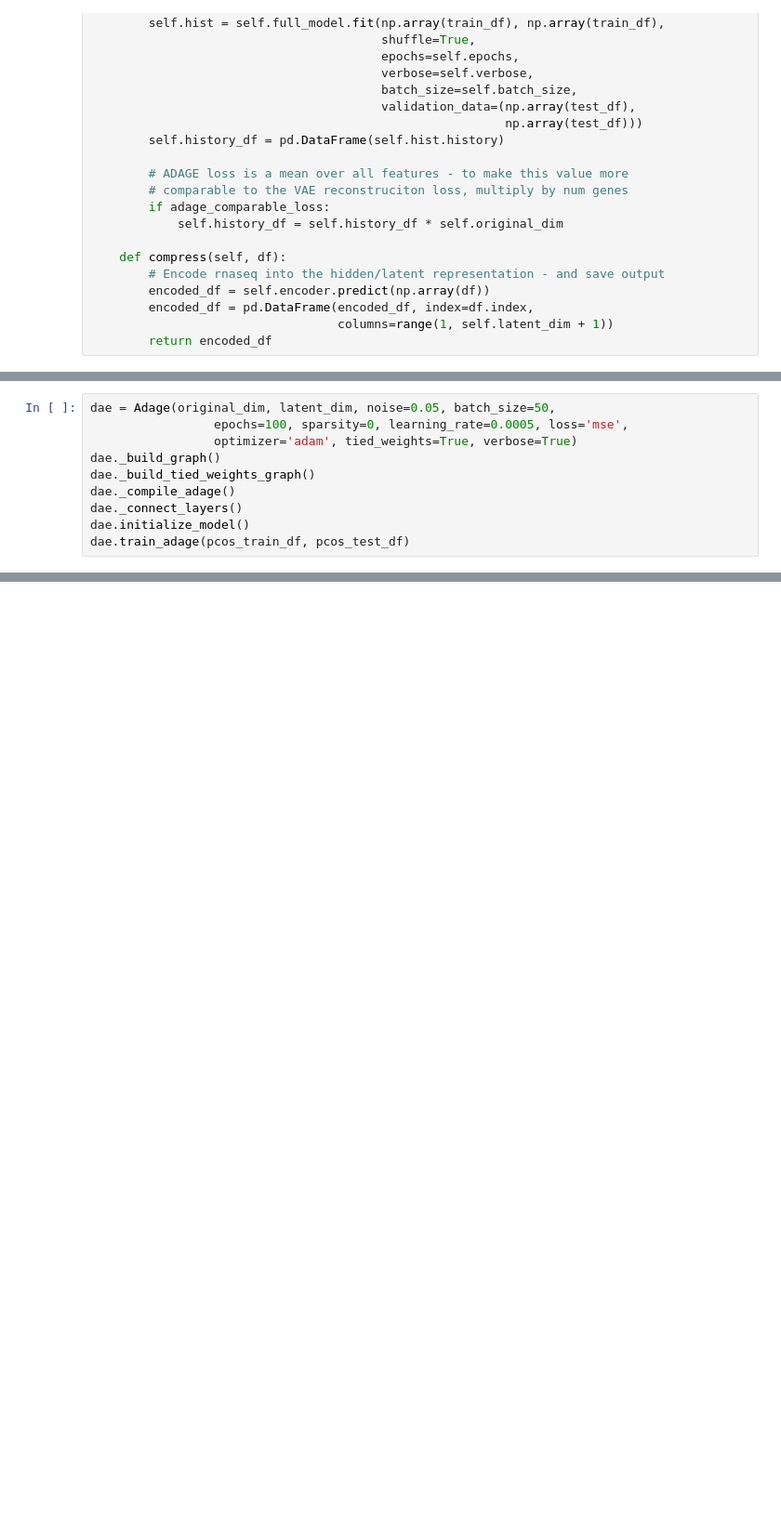
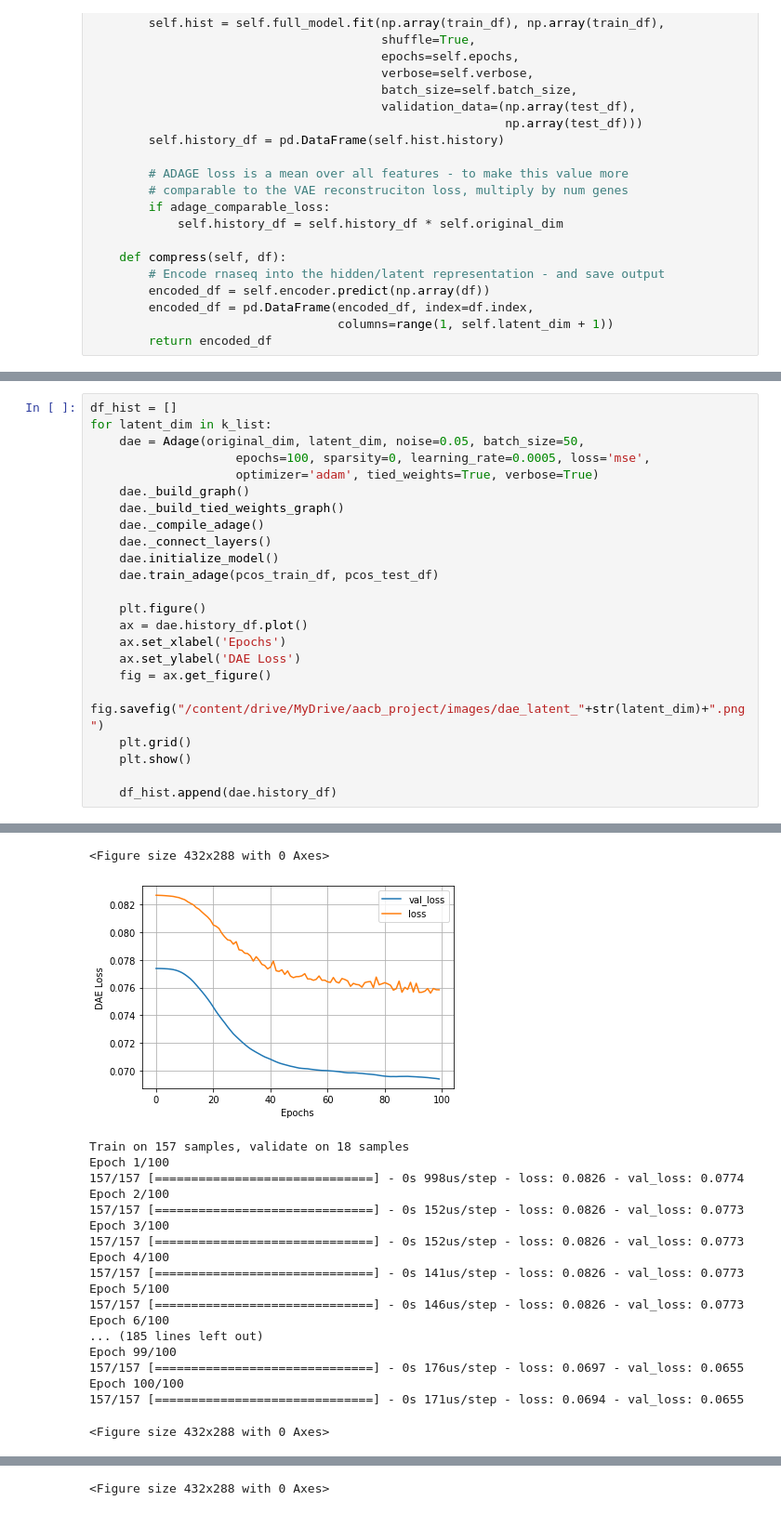
Before and after one commit to sowmyamanojna/PCOS-Gene-Expression-Data-Analysis, a Jupyter notebook: codes/vae_dae/dae_retrial.ipynb, the cells around one changed output, grey strips where cells are left out. Shown at 93% size. Saved outputs shown, nothing was run; the diff lists cells and outputs as text; blank space fills up the shorter version.

```diff
--- a/codes/vae_dae/dae_retrial.ipynb
+++ b/codes/vae_dae/dae_retrial.ipynb
@@ -380,13 +397,26 @@ latent_dim = 2
 # %%
-dae = Adage(original_dim, latent_dim, noise=0.05, batch_size=50,
-                 epochs=100, sparsity=0, learning_rate=0.0005, loss='mse',
-                 optimizer='adam', tied_weights=True, verbose=True)
-dae._build_graph()
-dae._build_tied_weights_graph()
-dae._compile_adage()
-dae._connect_layers()
-dae.initialize_model()
-dae.train_adage(pcos_train_df, pcos_test_df)
+df_hist = []
+for latent_dim in k_list:
+    dae = Adage(original_dim, latent_dim, noise=0.05, batch_size=50,
+                    epochs=100, sparsity=0, learning_rate=0.0005, loss='mse',
+                    optimizer='adam', tied_weights=True, verbose=True)
+    dae._build_graph()
+    dae._build_tied_weights_graph()
+    dae._compile_adage()
+    dae._connect_layers()
+    dae.initialize_model()
+    dae.train_adage(pcos_train_df, pcos_test_df)
+
+    plt.figure()
+    ax = dae.history_df.plot()
+    ax.set_xlabel('Epochs')
+    ax.set_ylabel('DAE Loss')
+    fig = ax.get_figure()
+    fig.savefig("/content/drive/MyDrive/aacb_project/images/dae_latent_"+str(latent_dim)+".png")
+    plt.grid()
+    plt.show()
+
+    df_hist.append(dae.history_df)
 # %% [output]
 WARNING:tensorflow:From /tensorflow-1.15.2/python3.6/tensorflow_core/python/ops/resource_variable_ops.py:1630: calling BaseResourceVariable.__init__ (from tensorflow.python.ops.resource_variable_ops)  ...
 Instructions for updating:
@@ -407,0 +438,20 @@ Epoch 100/100
+<Figure size 432x288 with 0 Axes>
+[figure, added]
+Train on 157 samples, validate on 18 samples
+Epoch 1/100
+157/157 [==============================] - 0s 998us/step - loss: 0.0826 - val_loss: 0.0774
+Epoch 2/100
+157/157 [==============================] - 0s 152us/step - loss: 0.0826 - val_loss: 0.0773
+Epoch 3/100
+157/157 [==============================] - 0s 152us/step - loss: 0.0826 - val_loss: 0.0773
+Epoch 4/100
+157/157 [==============================] - 0s 141us/step - loss: 0.0826 - val_loss: 0.0773
+Epoch 5/100
+157/157 [==============================] - 0s 146us/step - loss: 0.0826 - val_loss: 0.0773
+Epoch 6/100
+... (185 lines left out)
+Epoch 99/100
+157/157 [==============================] - 0s 176us/step - loss: 0.0697 - val_loss: 0.0655
+Epoch 100/100
+157/157 [==============================] - 0s 171us/step - loss: 0.0694 - val_loss: 0.0655
+<Figure size 432x288 with 0 Axes>
@@ -407,0 +476 @@ Epoch 100/100
+<Figure size 432x288 with 0 Axes>
```
Also changed, not shown: parts of 5 cells of this notebook.
